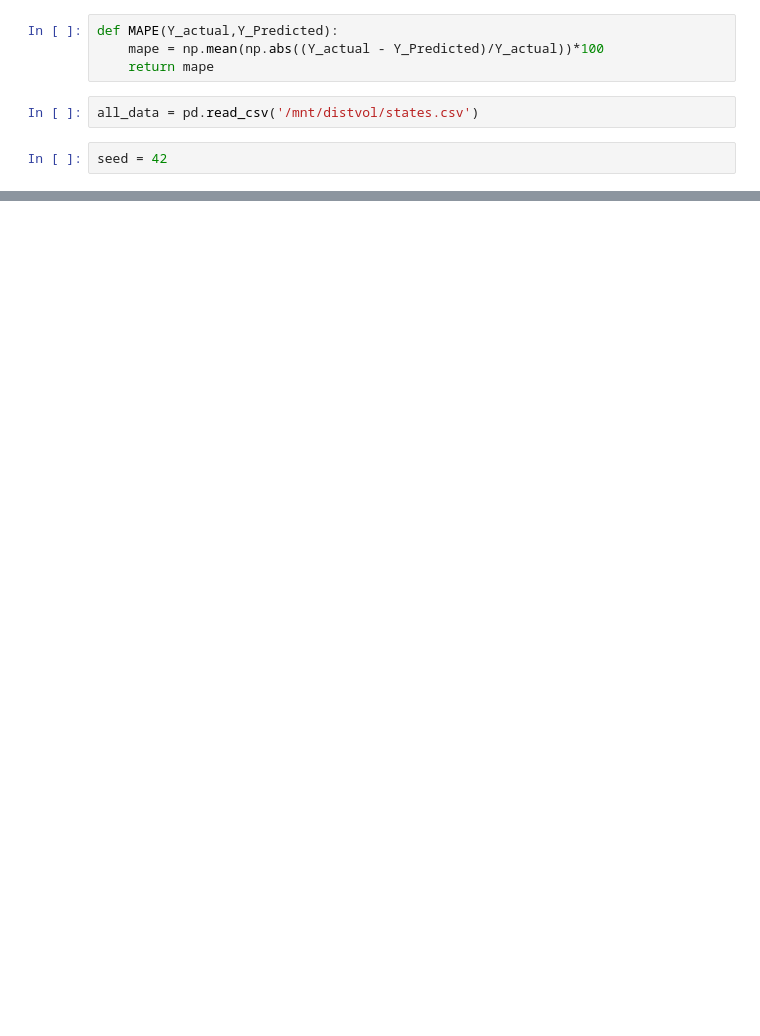
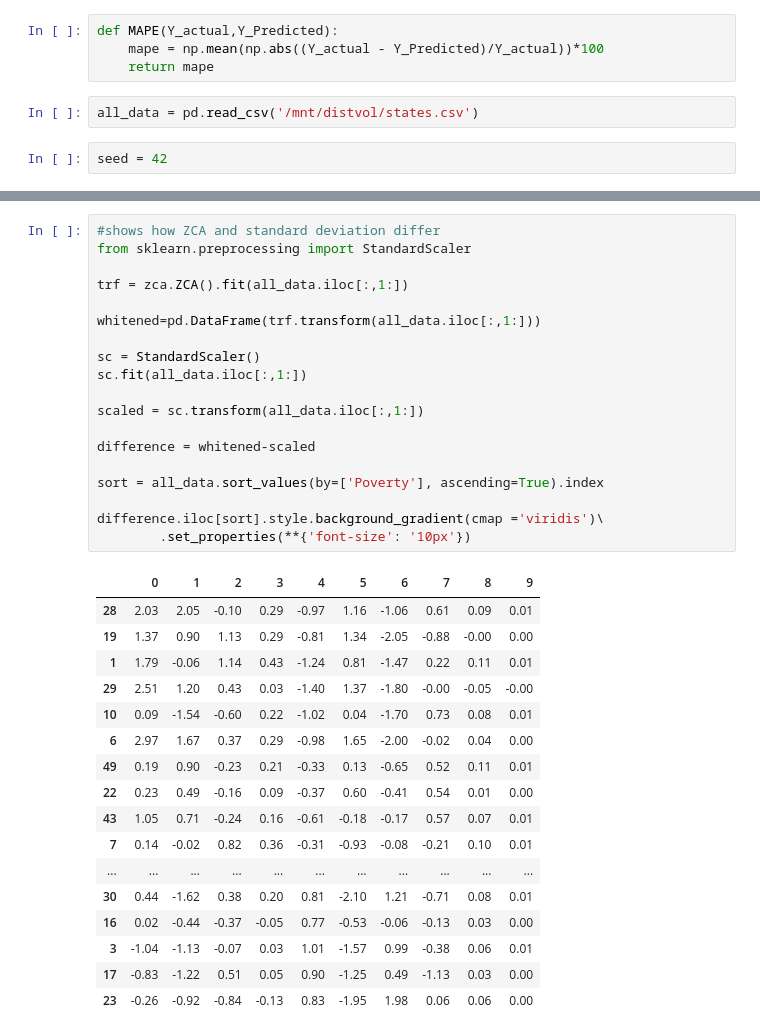
Before and after one commit to webclinic017/Python-Stock-1, a Jupyter notebook: ANN.ipynb, the cells around one changed output, grey strips where cells are left out. Cells and saved outputs as stored; diff of their text form; blank space fills up the shorter version.

```diff
--- a/ANN.ipynb
+++ b/ANN.ipynb
@@ -146,0 +230,37 @@ dtype: float64
+# %%
+#shows how ZCA and standard deviation differ
+from sklearn.preprocessing import StandardScaler
+
+trf = zca.ZCA().fit(all_data.iloc[:,1:])
+
+whitened=pd.DataFrame(trf.transform(all_data.iloc[:,1:]))
+
+sc = StandardScaler()
+sc.fit(all_data.iloc[:,1:])
+
+scaled = sc.transform(all_data.iloc[:,1:])
+
+difference = whitened-scaled
+
+sort = all_data.sort_values(by=['Poverty'], ascending=True).index
+
+difference.iloc[sort].style.background_gradient(cmap ='viridis')\
+        .set_properties(**{'font-size': '10px'})
+# %% [output]
+|  | 0 | 1 | 2 | 3 | 4 | 5 | 6 | 7 | 8 | 9 |
+| 28 | 2.03 | 2.05 | -0.10 | 0.29 | -0.97 | 1.16 | -1.06 | 0.61 | 0.09 | 0.01 |
+| 19 | 1.37 | 0.90 | 1.13 | 0.29 | -0.81 | 1.34 | -2.05 | -0.88 | -0.00 | 0.00 |
+| 1 | 1.79 | -0.06 | 1.14 | 0.43 | -1.24 | 0.81 | -1.47 | 0.22 | 0.11 | 0.01 |
+| 29 | 2.51 | 1.20 | 0.43 | 0.03 | -1.40 | 1.37 | -1.80 | -0.00 | -0.05 | -0.00 |
+| 10 | 0.09 | -1.54 | -0.60 | 0.22 | -1.02 | 0.04 | -1.70 | 0.73 | 0.08 | 0.01 |
+| 6 | 2.97 | 1.67 | 0.37 | 0.29 | -0.98 | 1.65 | -2.00 | -0.02 | 0.04 | 0.00 |
+| 49 | 0.19 | 0.90 | -0.23 | 0.21 | -0.33 | 0.13 | -0.65 | 0.52 | 0.11 | 0.01 |
+| 22 | 0.23 | 0.49 | -0.16 | 0.09 | -0.37 | 0.60 | -0.41 | 0.54 | 0.01 | 0.00 |
+| 43 | 1.05 | 0.71 | -0.24 | 0.16 | -0.61 | -0.18 | -0.17 | 0.57 | 0.07 | 0.01 |
+| 7 | 0.14 | -0.02 | 0.82 | 0.36 | -0.31 | -0.93 | -0.08 | -0.21 | 0.10 | 0.01 |
+| ... | ... | ... | ... | ... | ... | ... | ... | ... | ... | ... |
+| 30 | 0.44 | -1.62 | 0.38 | 0.20 | 0.81 | -2.10 | 1.21 | -0.71 | 0.08 | 0.01 |
+| 16 | 0.02 | -0.44 | -0.37 | -0.05 | 0.77 | -0.53 | -0.06 | -0.13 | 0.03 | 0.00 |
+| 3 | -1.04 | -1.13 | -0.07 | 0.03 | 1.01 | -1.57 | 0.99 | -0.38 | 0.06 | 0.01 |
+| 17 | -0.83 | -1.22 | 0.51 | 0.05 | 0.90 | -1.25 | 0.49 | -1.13 | 0.03 | 0.00 |
+| 23 | -0.26 | -0.92 | -0.84 | -0.13 | 0.83 | -1.95 | 1.98 | 0.06 | 0.06 | 0.00 |
```
Also changed, not shown: parts of 14 cells of this notebook, 1 other file.
